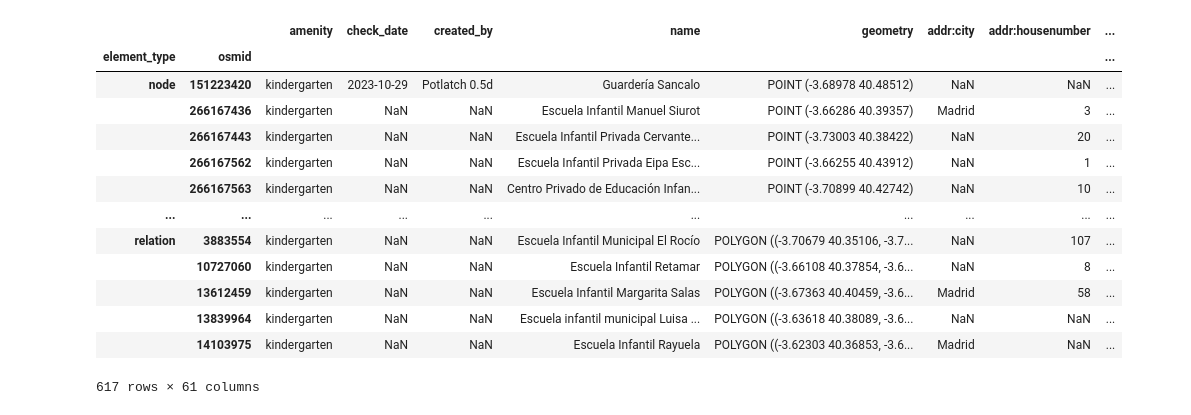
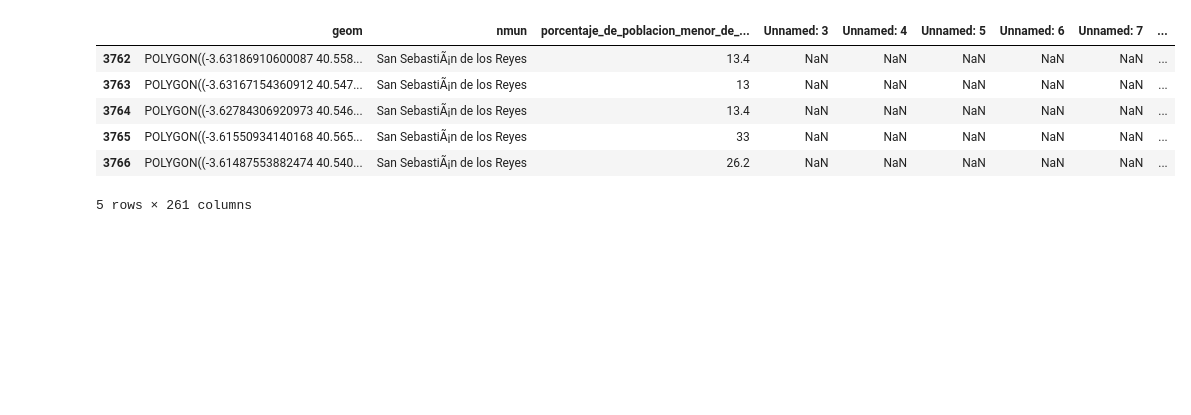
Before and after one commit to sstefanrb/Proyecto-Kibana-y-Carto, a Jupyter notebook: visualización.ipynb, the cells around one changed output. Drawn from its saved outputs; the diff is of its cells as text; code cells hidden in the pictures; blank space fills up the shorter version.

```diff
--- a/visualización.ipynb
+++ b/visualización.ipynb
@@ -44,17 +54,0 @@ guarderias.to_csv("guarderias.csv")
-# %%
-guarderias
-# %% [output]
-|  |  | amenity | check_date | created_by | name | geometry | addr:city | addr:housenumber | ... |
-| element_type | osmid |  |  |  |  |  |  |  | ... |
-| node | 151223420 | kindergarten | 2023-10-29 | Potlatch 0.5d | Guardería Sancalo | POINT (-3.68978 40.48512) | NaN | NaN | ... |
-|  | 266167436 | kindergarten | NaN | NaN | Escuela Infantil Manuel Siurot | POINT (-3.66286 40.39357) | Madrid | 3 | ... |
-|  | 266167443 | kindergarten | NaN | NaN | Escuela Infantil Privada Cervante... | POINT (-3.73003 40.38422) | NaN | 20 | ... |
-|  | 266167562 | kindergarten | NaN | NaN | Escuela Infantil Privada Eipa Esc... | POINT (-3.66255 40.43912) | NaN | 1 | ... |
-|  | 266167563 | kindergarten | NaN | NaN | Centro Privado de Educación Infan... | POINT (-3.70899 40.42742) | NaN | 10 | ... |
-| ... | ... | ... | ... | ... | ... | ... | ... | ... | ... |
-| relation | 3883554 | kindergarten | NaN | NaN | Escuela Infantil Municipal El Rocío | POLYGON ((-3.70679 40.35106, -3.7... | NaN | 107 | ... |
-|  | 10727060 | kindergarten | NaN | NaN | Escuela Infantil Retamar | POLYGON ((-3.66108 40.37854, -3.6... | NaN | 8 | ... |
-|  | 13612459 | kindergarten | NaN | NaN | Escuela Infantil Margarita Salas | POLYGON ((-3.67363 40.40459, -3.6... | Madrid | 58 | ... |
-|  | 13839964 | kindergarten | NaN | NaN | Escuela infantil municipal Luisa ... | POLYGON ((-3.63618 40.38089, -3.6... | NaN | NaN | ... |
-|  | 14103975 | kindergarten | NaN | NaN | Escuela Infantil Rayuela | POLYGON ((-3.62303 40.36853, -3.6... | Madrid | NaN | ... |
-617 rows × 61 columns
@@ -60,0 +60,11 @@ guarderias
+# %%
+seccion_censal = pd.read_csv("Seccion Censal.csv")
+seccion_censal.tail()
+# %% [output]
+|  | geom | nmun | porcentaje_de_poblacion_menor_de_... | Unnamed: 3 | Unnamed: 4 | Unnamed: 5 | Unnamed: 6 | Unnamed: 7 | ... |
+| 3762 | POLYGON((-3.63186910600087 40.558... | San SebastiÃ¡n de los Reyes | 13.4 | NaN | NaN | NaN | NaN | NaN | ... |
+| 3763 | POLYGON((-3.63167154360912 40.547... | San SebastiÃ¡n de los Reyes | 13 | NaN | NaN | NaN | NaN | NaN | ... |
+| 3764 | POLYGON((-3.62784306920973 40.546... | San SebastiÃ¡n de los Reyes | 13.4 | NaN | NaN | NaN | NaN | NaN | ... |
+| 3765 | POLYGON((-3.61550934140168 40.565... | San SebastiÃ¡n de los Reyes | 33 | NaN | NaN | NaN | NaN | NaN | ... |
+| 3766 | POLYGON((-3.61487553882474 40.540... | San SebastiÃ¡n de los Reyes | 26.2 | NaN | NaN | NaN | NaN | NaN | ... |
+5 rows × 261 columns
```
Also changed, not shown: parts of 7 cells of this notebook, 12 other files.
